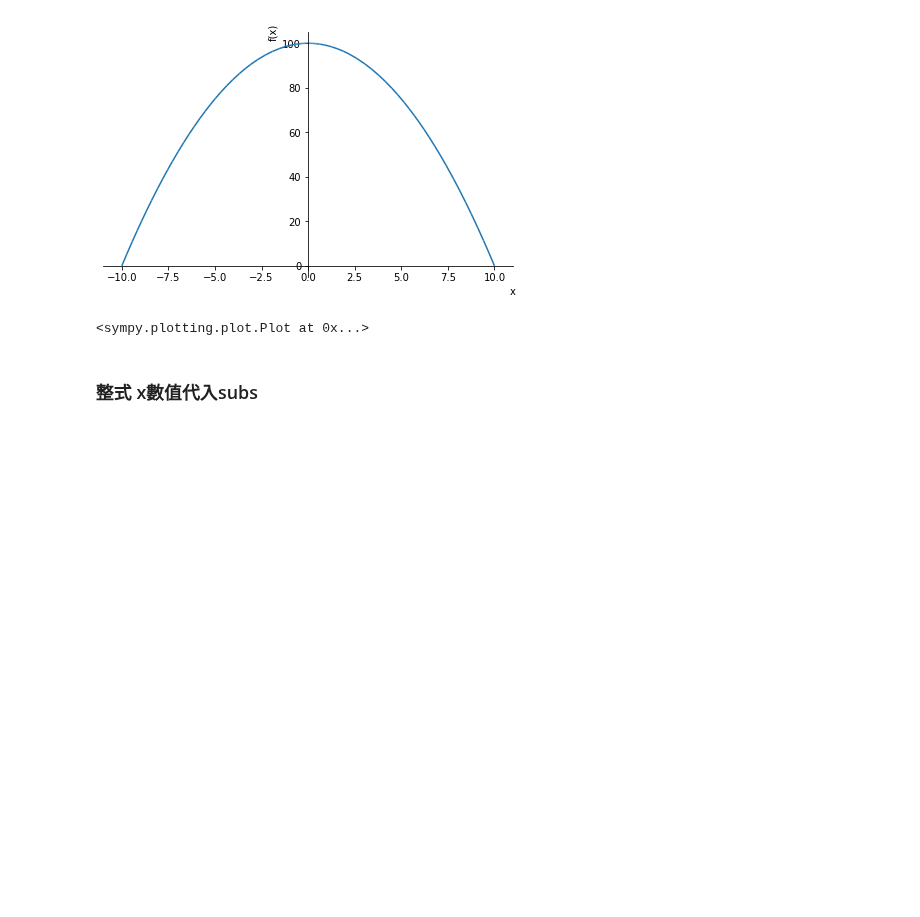
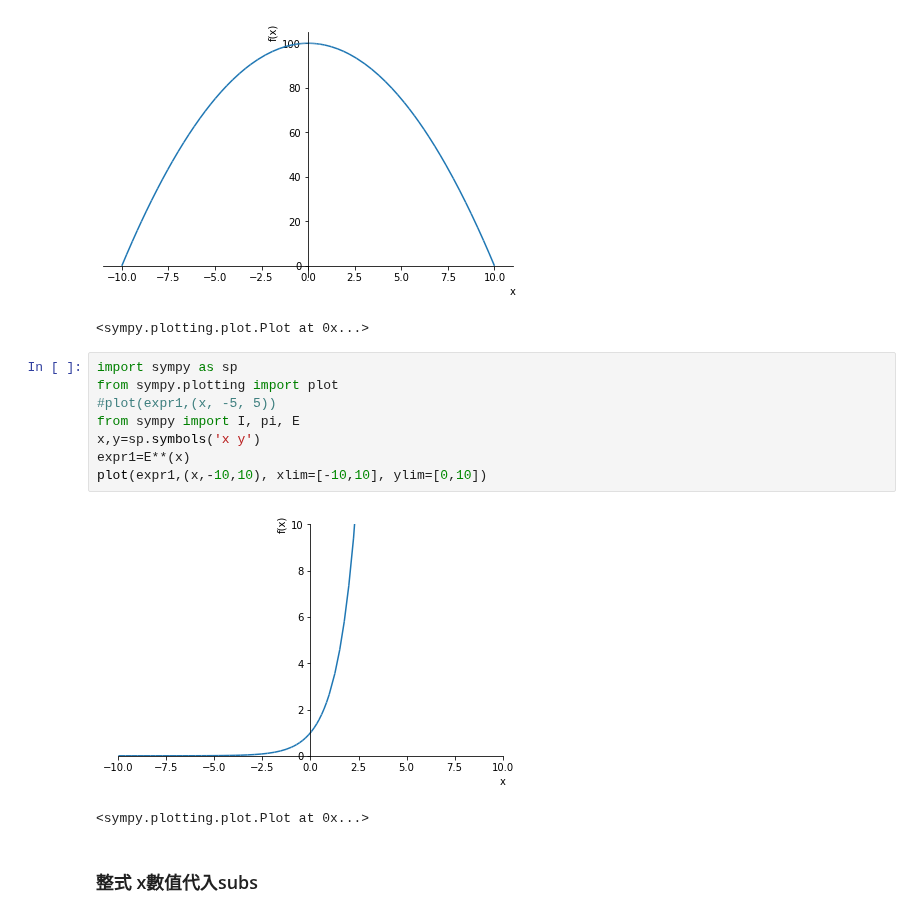
Before and after one commit to eddylin2015/mathsym, a Jupyter notebook: meeting/lesson01_ex.ipynb, the cells around one changed output. Drawn from its saved outputs; the diff is of its cells as text; blank space fills up the shorter version.

```diff
--- a/meeting/lesson01_ex.ipynb
+++ b/meeting/lesson01_ex.ipynb
@@ -145,6 +145,17 @@ plot(expr1)
 # %% [output]
 [figure]
 <sympy.plotting.plot.Plot at 0x...>
+# %%
+import sympy as sp
+from sympy.plotting import plot
+#plot(expr1,(x, -5, 5))
+from sympy import I, pi, E
+x,y=sp.symbols('x y')
+expr1=E**(x)
+plot(expr1,(x,-10,10), xlim=[-10,10], ylim=[0,10])
+# %% [output]
+[figure, added]
+<sympy.plotting.plot.Plot at 0x...>
 # %% [markdown]
 ### 整式 x數值代入subs
 # %%
```
